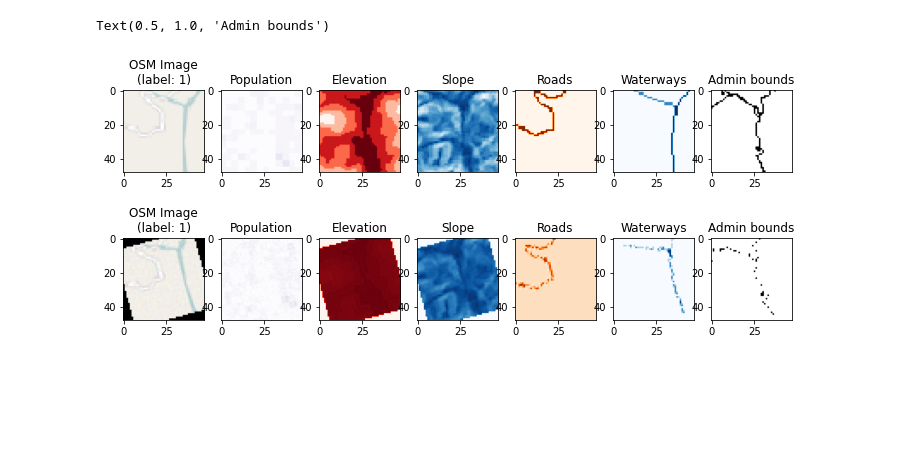
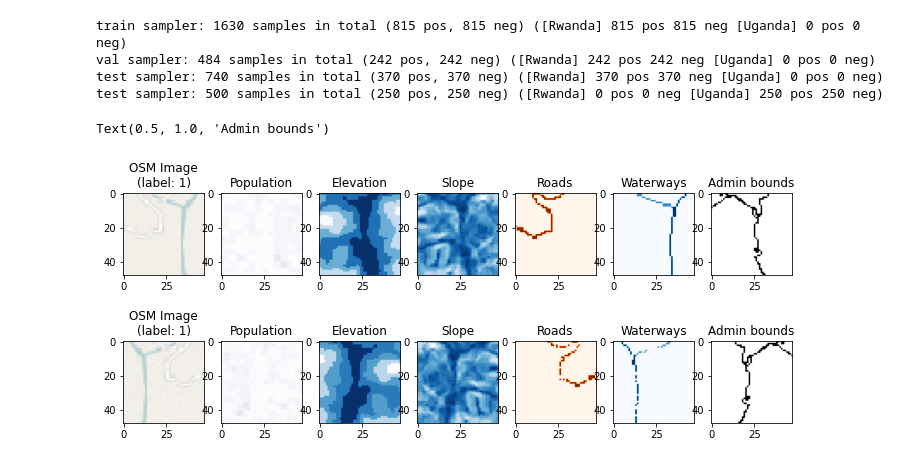
Before and after one commit to narthnil/b2p-siteident, a Jupyter notebook: notebooks/visualize_training_data.ipynb, the cells around one changed output. Drawn from its saved outputs; the diff is of its cells as text; code cells hidden in the pictures; blank space fills up the shorter version.

```diff
--- a/notebooks/visualize_training_data.ipynb
+++ b/notebooks/visualize_training_data.ipynb
@@ -29,18 +30,23 @@ for version in train_data:
         train_data[version][tile_size] = os.path.join(
             "../", train_data[version][tile_size])
 # %%
-(dataloader_train, dataloader_validation, dataloader_test,
- dataloader_unlab) = get_dataloaders(
+(dataloader_train, dataloader_validation, dataloader_test_rw,
+ dataloader_test_ug, dataloader_unlab) = get_dataloaders(
     batch_size=64, tile_size=1200, train_data=train_data,
     train_metadata=metadata, transform=False, num_workers=0,
     stats_fp="../data/ground_truth/stats.json", use_augment=False
 )
+# %% [output]
+train sampler: 1630 samples in total (815 pos, 815 neg) ([Rwanda] 815 pos 815 neg [Uganda] 0 pos 0 neg)
+val sampler: 484 samples in total (242 pos, 242 neg) ([Rwanda] 242 pos 242 neg [Uganda] 0 pos 0 neg)
+test sampler: 740 samples in total (370 pos, 370 neg) ([Rwanda] 370 pos 370 neg [Uganda] 0 pos 0 neg)
+test sampler: 500 samples in total (250 pos, 250 neg) ([Rwanda] 0 pos 0 neg [Uganda] 250 pos 250 neg)
 # %%
 img, lab = dataloader_train.dataset[10]
 img = dataloader_train.dataset.convert_tensor_2_numpy(img)
 
 img_aug = copy.deepcopy(img)
-img_aug = dataloader_train.dataset.augment(img_aug, rotate=True)
+img_aug = dataloader_train.dataset.augment(img_aug, rotate=False)
 
 fig, axes = plt.subplots(2, 7, figsize=(12, 5))
 axes[0, 0].imshow(img[:, :, 1:4].astype(int))
@@ -49,36 +55,36 @@ axes[0, 1].imshow(
     img[:, :, 0:1].astype(int), vmin=0, vmax=100, cmap="Purples")
 axes[0, 1].set_title("Population")
 axes[0, 2].imshow(
-    img[:, :, 4:5].astype(int), cmap="Reds")
+    img[:, :, 4:5].astype(int), cmap="Blues")
 axes[0, 2].set_title("Elevation")
 axes[0, 3].imshow(
     img[:, :, 5:6].astype(int), cmap="Blues")
 axes[0, 3].set_title("Slope")
 axes[0, 4].imshow(
     img[:, :, 6:7].astype(int), cmap="Oranges")
 axes[0, 4].set_title("Roads")
 axes[0, 5].imshow(
     img[:, :, 7:8].astype(int), cmap="Blues")
 axes[0, 5].set_title("Waterways")
 axes[0, 6].imshow(
     img[:, :, 8:9].astype(int), cmap="Greys")
 axes[0, 6].set_title("Admin bounds")
 
 axes[1, 0].imshow(img_aug[:, :, 1:4].astype(int))
 axes[1, 0].set_title("OSM Image\n(label: {})".format(lab))
 axes[1, 1].imshow(
     img_aug[:, :, 0:1].astype(int), vmin=0, vmax=100, cmap="Purples")
 axes[1, 1].set_title("Population")
-axes[1, 2].imshow(img_aug[:, :, 4:5].astype(int), cmap="Reds")
+axes[1, 2].imshow(img_aug[:, :, 4:5].astype(int), cmap="Blues")
 axes[1, 2].set_title("Elevation")
 axes[1, 3].imshow(img_aug[:, :, 5:6].astype(int), cmap="Blues")
 axes[1, 3].set_title("Slope")
 axes[1, 4].imshow(img_aug[:, :, 6:7].astype(int), cmap="Oranges")
 axes[1, 4].set_title("Roads")
 axes[1, 5].imshow(img_aug[:, :, 7:8].astype(int), cmap="Blues")
 axes[1, 5].set_title("Waterways")
 axes[1, 6].imshow(img_aug[:, :, 8:9].astype(int), cmap="Greys")
 axes[1, 6].set_title("Admin bounds")
 # %% [output]
 Text(0.5, 1.0, 'Admin bounds')
-[figure, old version]
+[figure, new version]
```
Also changed, not shown: parts of 9 cells of this notebook, 11 other files.
